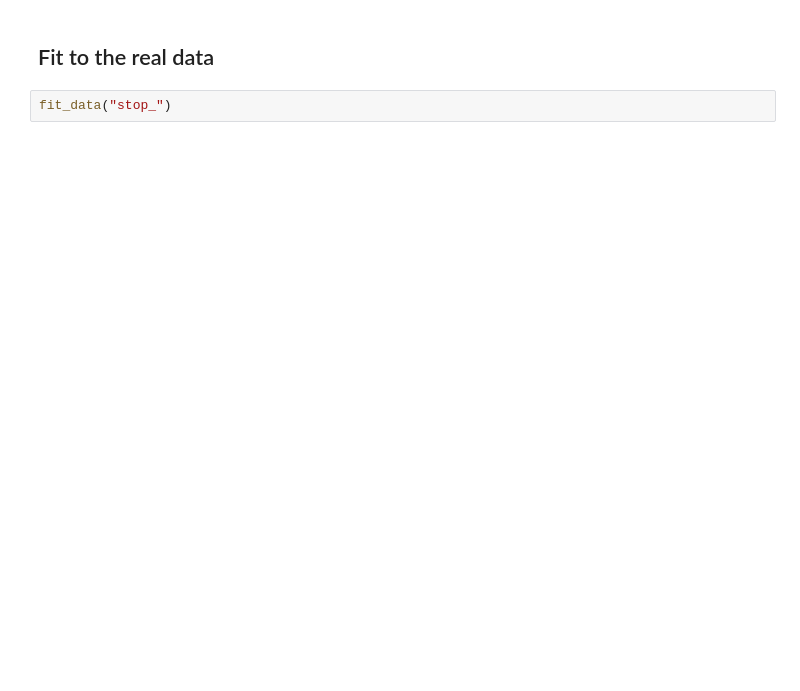
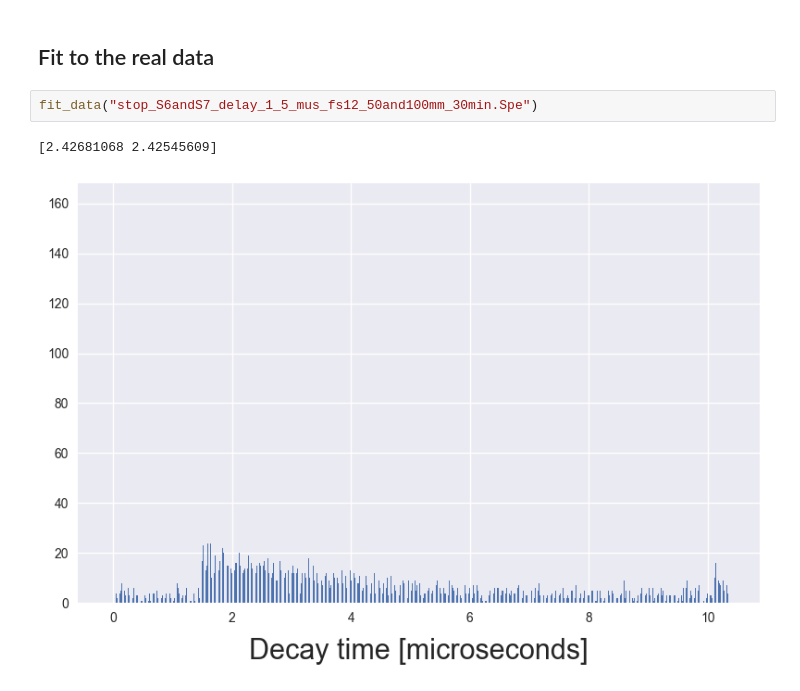
Before and after one commit to max-fatouros/psi-praktikum, a Jupyter notebook: notebooks/example.ipynb, the cells around one changed output. Cells and saved outputs as stored; diff of their text form; blank space fills up the shorter version.

Commit message:
update fit_simulated and fit_data functions

```diff
--- a/notebooks/example.ipynb
+++ b/notebooks/example.ipynb
@@ -43,4 +43,7 @@ popt=array([2.29663027, 0.43542055])
 # %% [markdown]
 ## Fit to the real data
 # %%
-fit_data("stop_")
+fit_data("stop_S6andS7_delay_1_5_mus_fs12_50and100mm_30min.Spe")
+# %% [output]
+[2.42681068 2.42545609]
+[figure, added]
```
Also changed, not shown: parts of 1 cell of this notebook, 1 other file.
